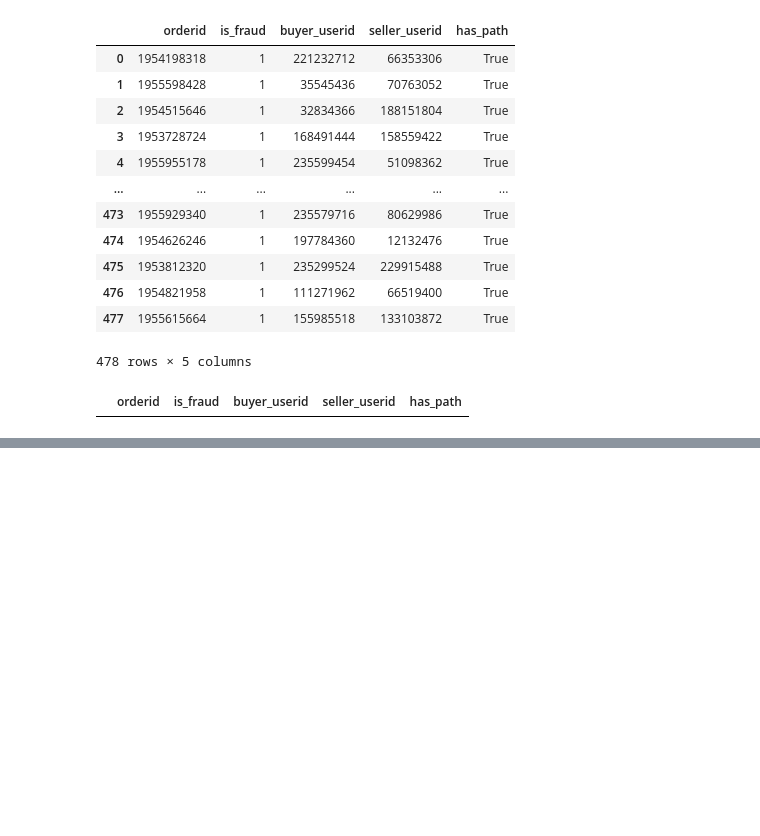
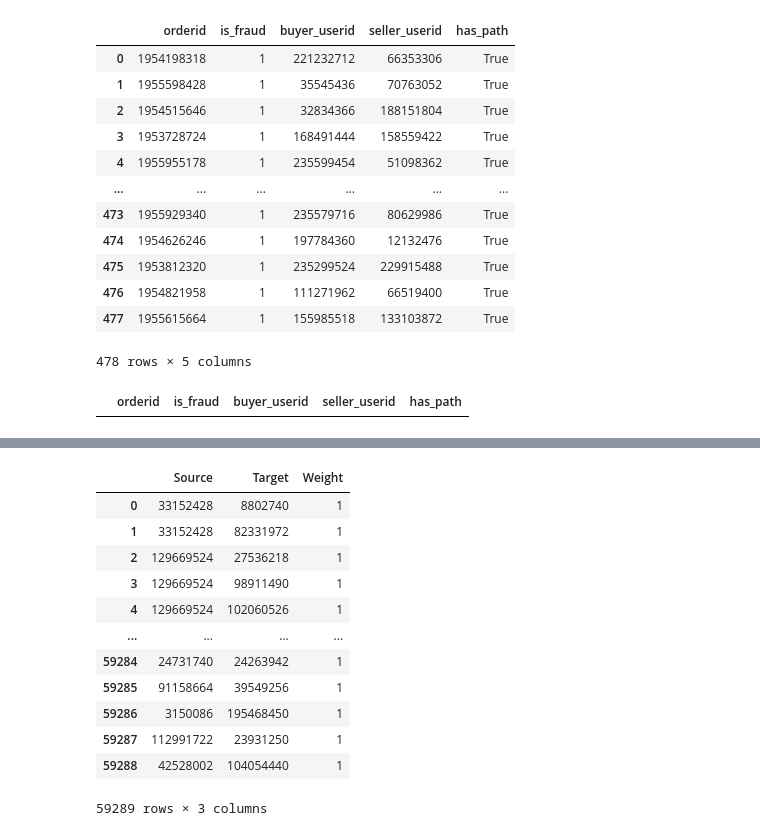
Before and after one commit to TheCuongt65/fraud_shopee_with_graph, a Jupyter notebook: Build Graph Shopee.ipynb, the cells around one changed output, grey strips where cells are left out. Cells and saved outputs as stored; diff of their text form; code cells hidden in the pictures; blank space fills up the shorter version.

```diff
--- a/Build Graph Shopee.ipynb
+++ b/Build Graph Shopee.ipynb
@@ -414,0 +485,20 @@ temp[temp['has_path'].isna()]
+# %%
+edge = pd.DataFrame(G.edges(), columns=['Source', 'Target'])
+# %%
+edge['Weight'] = 1
+# %%
+edge
+# %% [output]
+|  | Source | Target | Weight |
+| 0 | 33152428 | 8802740 | 1 |
+| 1 | 33152428 | 82331972 | 1 |
+| 2 | 129669524 | 27536218 | 1 |
+| 3 | 129669524 | 98911490 | 1 |
+| 4 | 129669524 | 102060526 | 1 |
+| ... | ... | ... | ... |
+| 59284 | 24731740 | 24263942 | 1 |
+| 59285 | 91158664 | 39549256 | 1 |
+| 59286 | 3150086 | 195468450 | 1 |
+| 59287 | 112991722 | 23931250 | 1 |
+| 59288 | 42528002 | 104054440 | 1 |
+59289 rows × 3 columns
```
Also changed, not shown: parts of 18 cells of this notebook, 6 other files.
